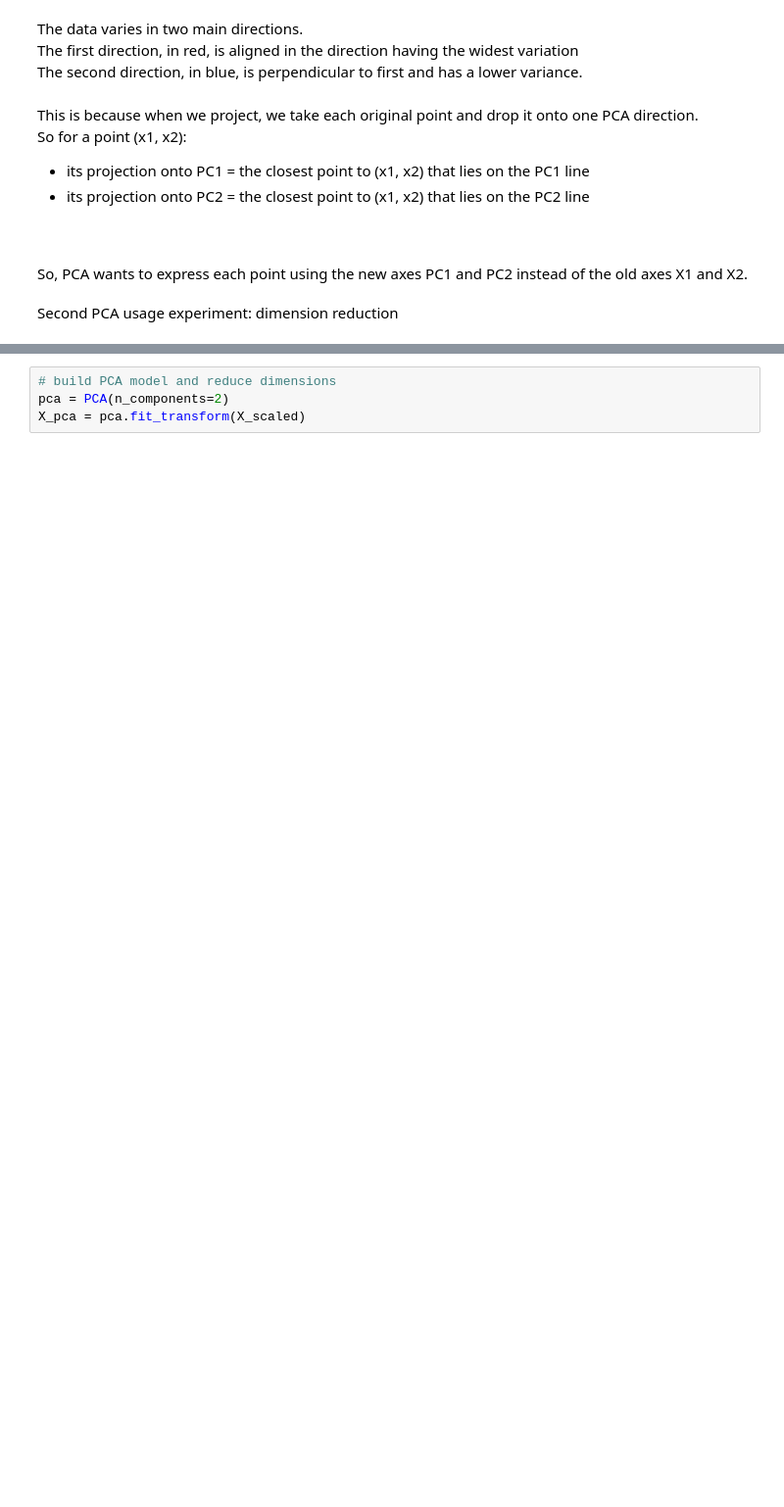
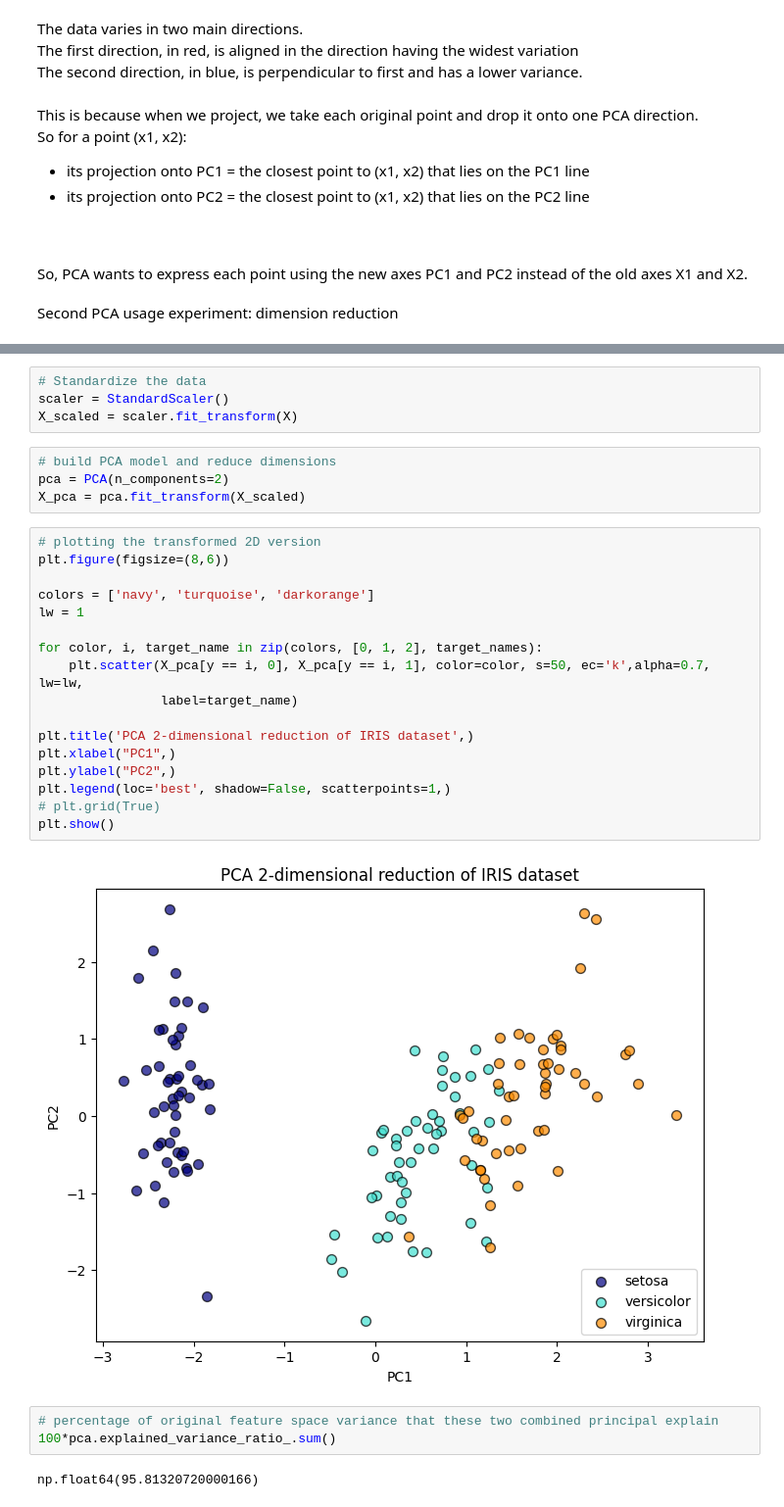
Before and after one commit to Helia-Karisani/principal-component-analysis-PCA, a Jupyter notebook: principal-component-analysis-PCA.ipynb, the cells around one changed output, grey strips where cells are left out. Shown at 98% size. Drawn from its saved outputs; the diff is of its cells as text; blank space fills up the shorter version.

```diff
--- a/principal-component-analysis-PCA.ipynb
+++ b/principal-component-analysis-PCA.ipynb
@@ -149,4 +161,32 @@ array(['setosa', 'versicolor', 'virginica'], dtype='<U10')
+# %%
+# Standardize the data
+scaler = StandardScaler()
+X_scaled = scaler.fit_transform(X)
 # %%
 # build PCA model and reduce dimensions
 pca = PCA(n_components=2)
 X_pca = pca.fit_transform(X_scaled)
+# %%
+# plotting the transformed 2D version
+plt.figure(figsize=(8,6))
+
+colors = ['navy', 'turquoise', 'darkorange']
+lw = 1
+
+for color, i, target_name in zip(colors, [0, 1, 2], target_names):
+    plt.scatter(X_pca[y == i, 0], X_pca[y == i, 1], color=color, s=50, ec='k',alpha=0.7, lw=lw,
+                label=target_name)
+
+plt.title('PCA 2-dimensional reduction of IRIS dataset',)
+plt.xlabel("PC1",)
+plt.ylabel("PC2",)
+plt.legend(loc='best', shadow=False, scatterpoints=1,)
+# plt.grid(True)
+plt.show()
+# %% [output]
+[figure, added]
+# %%
+# percentage of original feature space variance that these two combined principal explain
+100*pca.explained_variance_ratio_.sum()
+# %% [output]
+np.float64(95.81320720000166)
```
Also changed, not shown: parts of 5 cells of this notebook.
